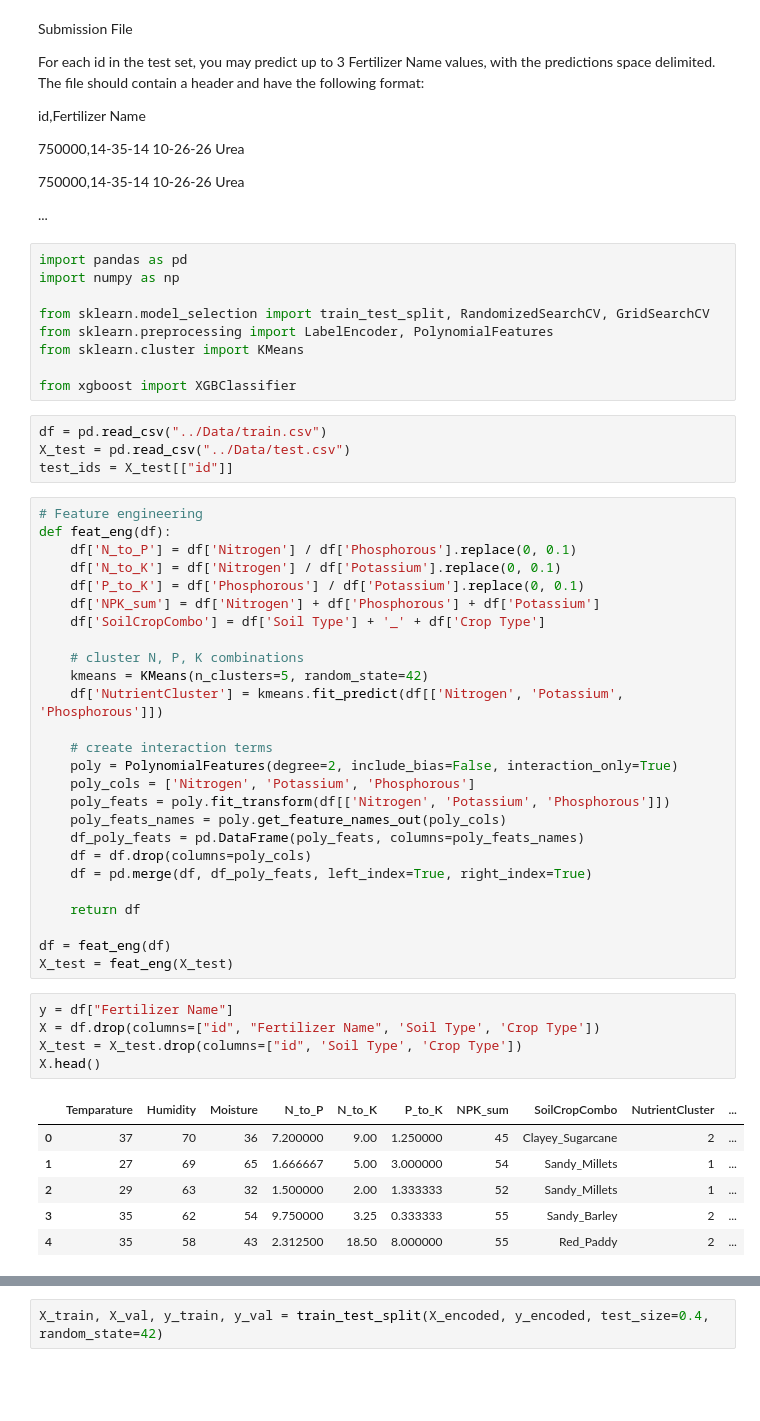
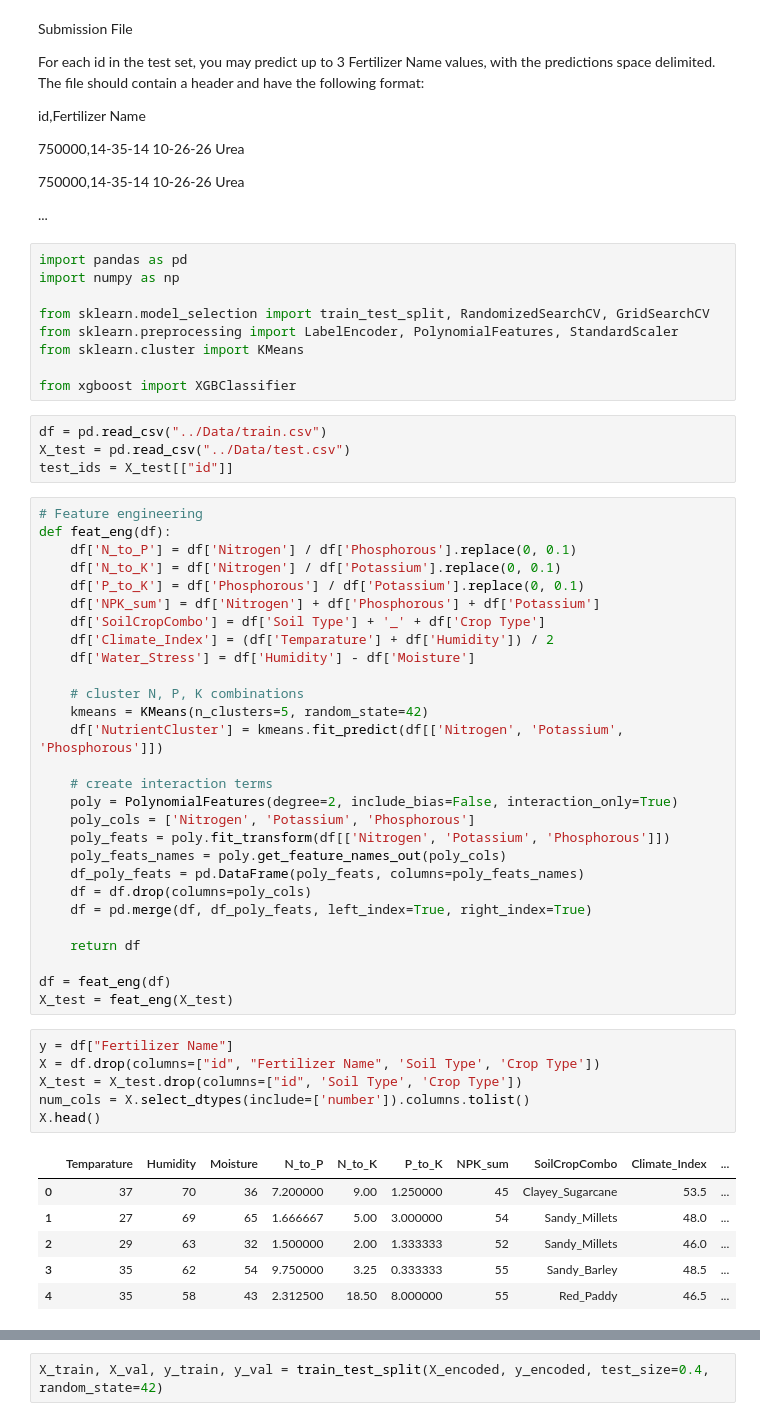
Before and after one commit to miaspacejensen/kaggle-competitions, a Jupyter notebook: Playground Series/Season 5/Episode 6 - Predicting Optimal Fertilizers/Submission5_xgboost_scaled/code_xgboost_extended.ipynb, the cells around one changed output, grey strips where cells are left out. Cells and saved outputs as stored; diff of their text form; blank space fills up the shorter version.

```diff
--- a/Playground Series/Season 5/Episode 6 - Predicting Optimal Fertilizers/Submission5_xgboost_scaled/code_xgboost_extended.ipynb
+++ b/Playground Series/Season 5/Episode 6 - Predicting Optimal Fertilizers/Submission5_xgboost_scaled/code_xgboost_extended.ipynb
@@ -33,7 +33,7 @@ import pandas as pd
 import numpy as np
 
 from sklearn.model_selection import train_test_split, RandomizedSearchCV, GridSearchCV
-from sklearn.preprocessing import LabelEncoder, PolynomialFeatures
+from sklearn.preprocessing import LabelEncoder, PolynomialFeatures, StandardScaler
 from sklearn.cluster import KMeans
 
 from xgboost import XGBClassifier
@@ -49,6 +49,8 @@ def feat_eng(df):
     df['P_to_K'] = df['Phosphorous'] / df['Potassium'].replace(0, 0.1)
     df['NPK_sum'] = df['Nitrogen'] + df['Phosphorous'] + df['Potassium']
     df['SoilCropCombo'] = df['Soil Type'] + '_' + df['Crop Type']
+    df['Climate_Index'] = (df['Temparature'] + df['Humidity']) / 2
+    df['Water_Stress'] = df['Humidity'] - df['Moisture']
 
     # cluster N, P, K combinations
     kmeans = KMeans(n_clusters=5, random_state=42)
@@ -70,15 +72,16 @@ X_test = feat_eng(X_test)
 # %%
 y = df["Fertilizer Name"]
 X = df.drop(columns=["id", "Fertilizer Name", 'Soil Type', 'Crop Type'])
 X_test = X_test.drop(columns=["id", 'Soil Type', 'Crop Type'])
+num_cols = X.select_dtypes(include=['number']).columns.tolist()
 X.head()
 # %% [output]
-|  | Temparature | Humidity | Moisture | N_to_P | N_to_K | P_to_K | NPK_sum | SoilCropCombo | NutrientCluster | ... |
-| 0 | 37 | 70 | 36 | 7.200000 | 9.00 | 1.250000 | 45 | Clayey_Sugarcane | 2 | ... |
-| 1 | 27 | 69 | 65 | 1.666667 | 5.00 | 3.000000 | 54 | Sandy_Millets | 1 | ... |
-| 2 | 29 | 63 | 32 | 1.500000 | 2.00 | 1.333333 | 52 | Sandy_Millets | 1 | ... |
-| 3 | 35 | 62 | 54 | 9.750000 | 3.25 | 0.333333 | 55 | Sandy_Barley | 2 | ... |
-| 4 | 35 | 58 | 43 | 2.312500 | 18.50 | 8.000000 | 55 | Red_Paddy | 2 | ... |
+|  | Temparature | Humidity | Moisture | N_to_P | N_to_K | P_to_K | NPK_sum | SoilCropCombo | Climate_Index | ... |
+| 0 | 37 | 70 | 36 | 7.200000 | 9.00 | 1.250000 | 45 | Clayey_Sugarcane | 53.5 | ... |
+| 1 | 27 | 69 | 65 | 1.666667 | 5.00 | 3.000000 | 54 | Sandy_Millets | 48.0 | ... |
+| 2 | 29 | 63 | 32 | 1.500000 | 2.00 | 1.333333 | 52 | Sandy_Millets | 46.0 | ... |
+| 3 | 35 | 62 | 54 | 9.750000 | 3.25 | 0.333333 | 55 | Sandy_Barley | 48.5 | ... |
+| 4 | 35 | 58 | 43 | 2.312500 | 18.50 | 8.000000 | 55 | Red_Paddy | 46.5 | ... |
 # %%
 encoder = LabelEncoder()
 y_encoded = encoder.fit_transform(y)
```
Also changed, not shown: parts of 5 cells of this notebook.
